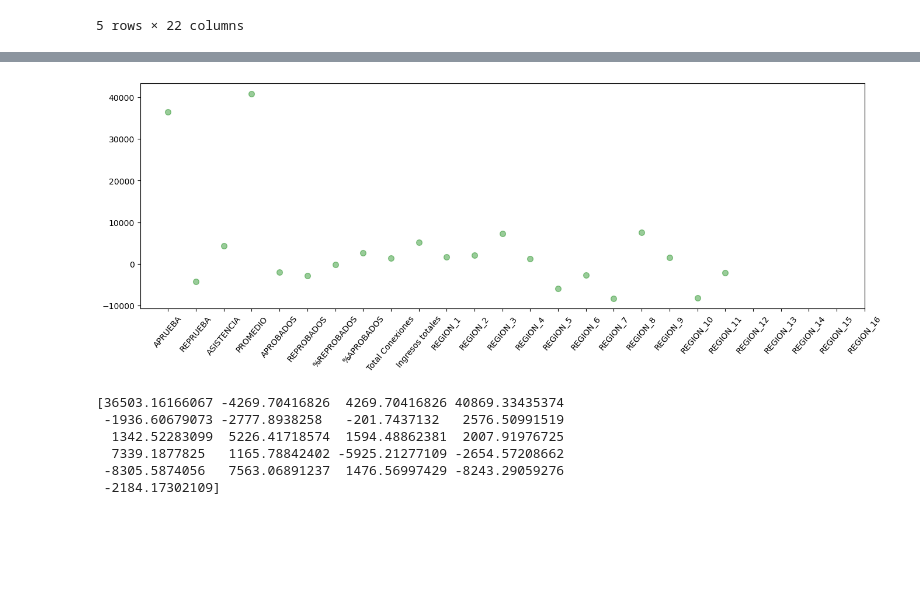
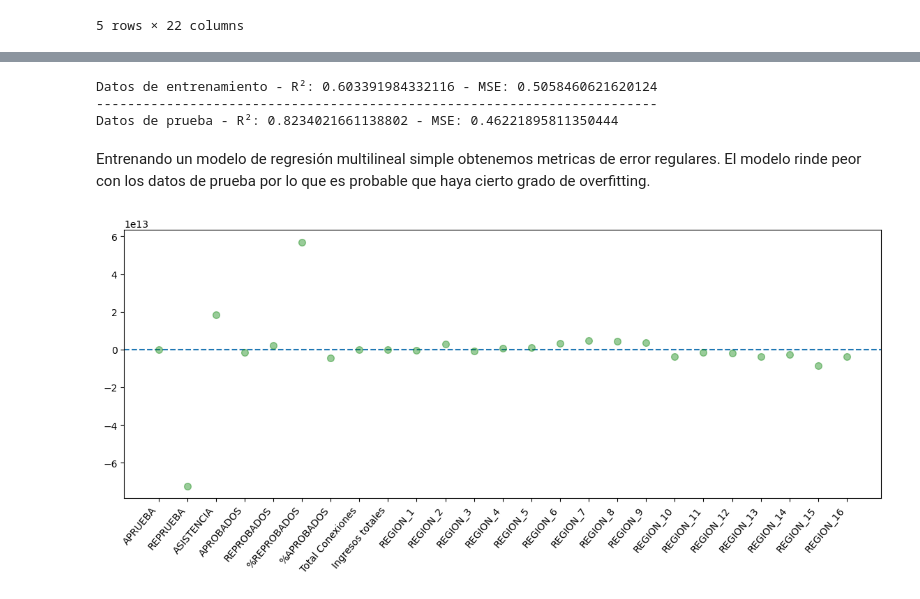
Before and after one commit to MarceVU/Proyecto---Cs-de-Datos, a Jupyter notebook: Proyecto.ipynb, the cells around one changed output, grey strips where cells are left out. Drawn from its saved outputs; the diff is of its cells as text; code cells hidden in the pictures; blank space fills up the shorter version.

```diff
--- a/Proyecto.ipynb
+++ b/Proyecto.ipynb
@@ -417,14 +359,14 @@ redes_df
 # %% [markdown]
 ## Dataframe final
 # %%
-# Unimos los dataframe anteriores por su columna en común, las regiones.
+# Unimos los dataframe anteriores por su columna en común, las regiones,
 
 a = redes_df.join(desempeño_df)
 b= a.join(ingresos_df)
 b = b.rename(columns = {'2020':'Ingresos totales'})
 b['APROBADOS'][17] = b['APROBADOS'].sum()
 b['REPROBADOS'][17] = b['REPROBADOS'].sum()
-b['Región'] = ['I', 'II', 'III', 'IV', 'V', 'VI', 'VII', 'XVI', 'VIII', 'IX', 'X', 'XI', 'XII','RM', 'XIV', 'XV', 'XVI' 'Total']
+b['Región'] = ['I', 'II', 'III', 'IV', 'V', 'VI', 'VII', 'VIII', 'IX', 'X', 'XI', 'XII','RM', 'XIV', 'XV', 'XVI', 'Total']
 
 dataframe = b[['Región', 'Ingresos totales', 'Total Conexiones', 'APROBADOS', 'REPROBADOS', '%APROBADOS','%REPROBADOS']]
 dataframe
@@ -675,9 +596,20 @@ El s
+# %%
+X = dataframe_2_v2.drop(['PROMEDIO'], axis = 1)
+Y = dataframe_2_v2['PROMEDIO']
+
+column_transformer_1 = ColumnTransformer([('scaler', StandardScaler(), [col for col in X.columns \
+if col not in cols_categoricas])],  remainder = 'passthrough')
+
+X_train, X_test, y_train, y_test = train_test_split(X, Y, test_size = 0.3, random_state = 120)
+
+# normalización de los datos
+column_transformer_1.fit(X_train)
+X_train_scaled = column_transformer_1.transform(X_train)
+X_test_scaled = column_transformer_1.transform(X_test)
 # %%
 # Regresión Lineal
+linreg = LinearRegression()
+linreg.fit(X_train_scaled, y_train)
 
-linreg=LinearRegression()
-
-linreg.fit(X_train, y_train)
-
-y_pred_train=linreg.predict(X_train)
-y_pred_test = linreg.predict(X_test)
+y_pred_train = linreg.predict(X_train_scaled)
+y_pred_test = linreg.predict(X_test_scaled)
@@ -709,17 +616,28 @@ MSE test: -7.631144582749556e-21
+# %%
+# calculo de metricas de error
+mse_train = mean_squared_error(y_train, y_pred_train)
+r2_train = r2_score(y_train.values, y_pred_train)
+
+mse_test = mean_squared_error(y_test, y_pred_test)
+r2_test = r2_score(y_test.values, y_pred_test)
+
+print(f'Datos de entrenamiento - R\u00b2: {r2_train} - MSE: {mse_train}')
+print('------------------------------------------------------------------------')
+print(f'Datos de prueba - R\u00b2: {r2_test} - MSE: {mse_test}')
+# %% [output]
+Datos de entrenamiento - R²: 0.603391984332116 - MSE: 0.5058460621620124
+------------------------------------------------------------------------
+Datos de prueba - R²: 0.8234021661138802 - MSE: 0.46221895811350444
+# %% [markdown]
+Entrenando un modelo de regresión multilineal simple obtenemos metricas de error regulares. El modelo rinde peor con los datos de prueba por lo que es probable que haya cierto grado de overfitting.
 # %%
-fig=plt.figure(figsize=(16,5))
+fig= plt.figure(figsize = (14, 5))
 ax=fig.add_subplot(111)
-ax.plot(linreg.coef_,alpha=0.4,linestyle='none',marker='o',markersize=7,color='green',label='Linear Regression')
-ax.set_xticks(np.arange(len(dataframe_2_v2.columns)))
-ax.set_xticklabels(dataframe_2_v2.columns)
-plt.xticks(rotation=50)
+ax.axhline(0, ls = '--')
+ax.plot(linreg.coef_,alpha = 0.4, linestyle = 'none', marker= 'o', markersize = 7, color= 'green', label = 'Linear Regression')
+ax.set_xticks(np.arange(len(X.columns)))
+ax.set_xticklabels(X.columns)
+plt.xticks(rotation=50, ha = 'right')
 plt.show()
-print(linreg.coef_)
 # %% [output]
-[figure, old version]
+[figure, new version]
-[36503.16166067 -4269.70416826  4269.70416826 40869.33435374
- -1936.60679073 -2777.8938258   -201.7437132   2576.50991519
-  1342.52283099  5226.41718574  1594.48862381  2007.91976725
-  7339.1877825   1165.78842402 -5925.21277109 -2654.57208662
- -8305.5874056   7563.06891237  1476.56997429 -8243.29059276
- -2184.17302109]
```
Also changed, not shown: parts of 52 cells of this notebook, 5 other files.
